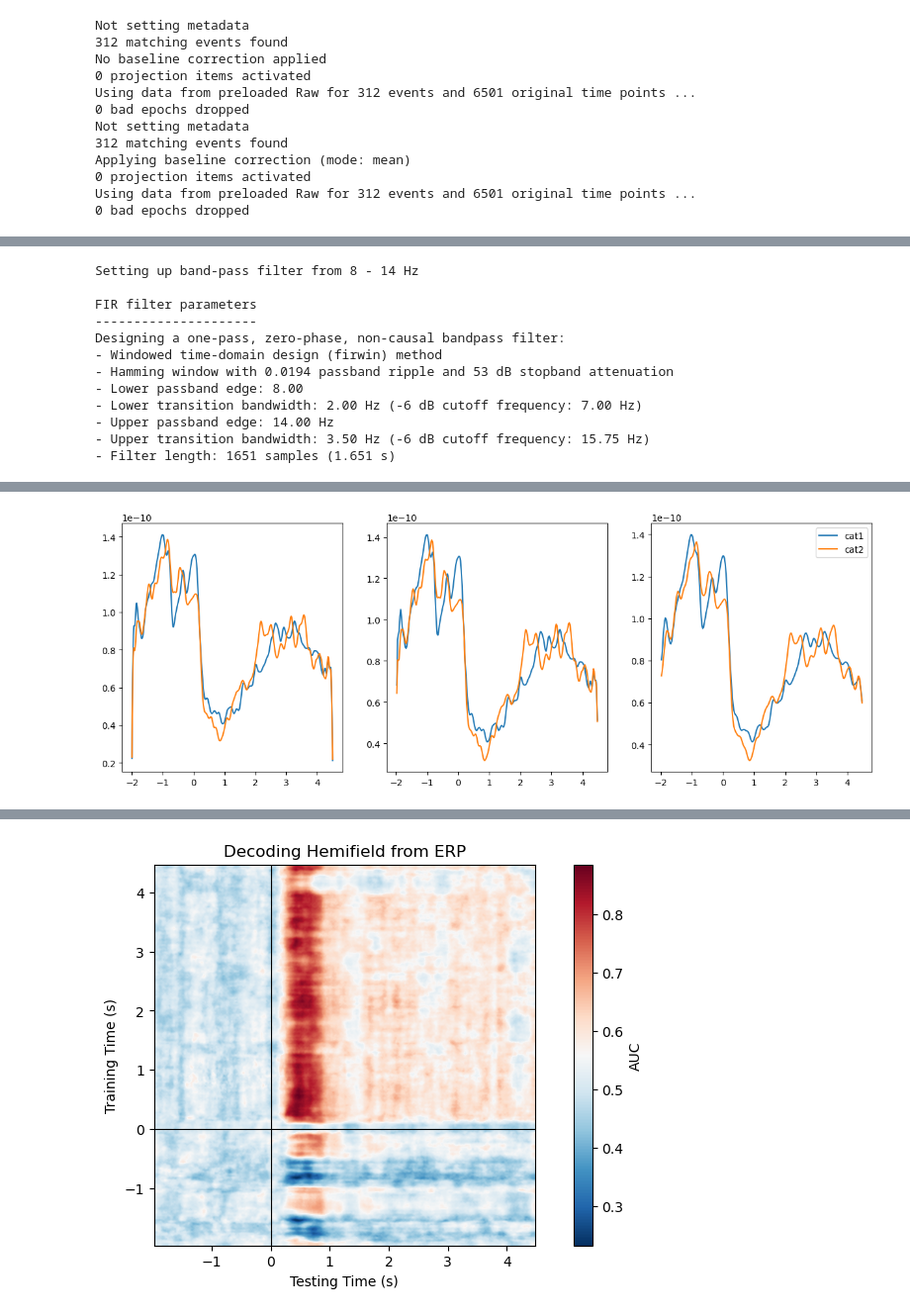
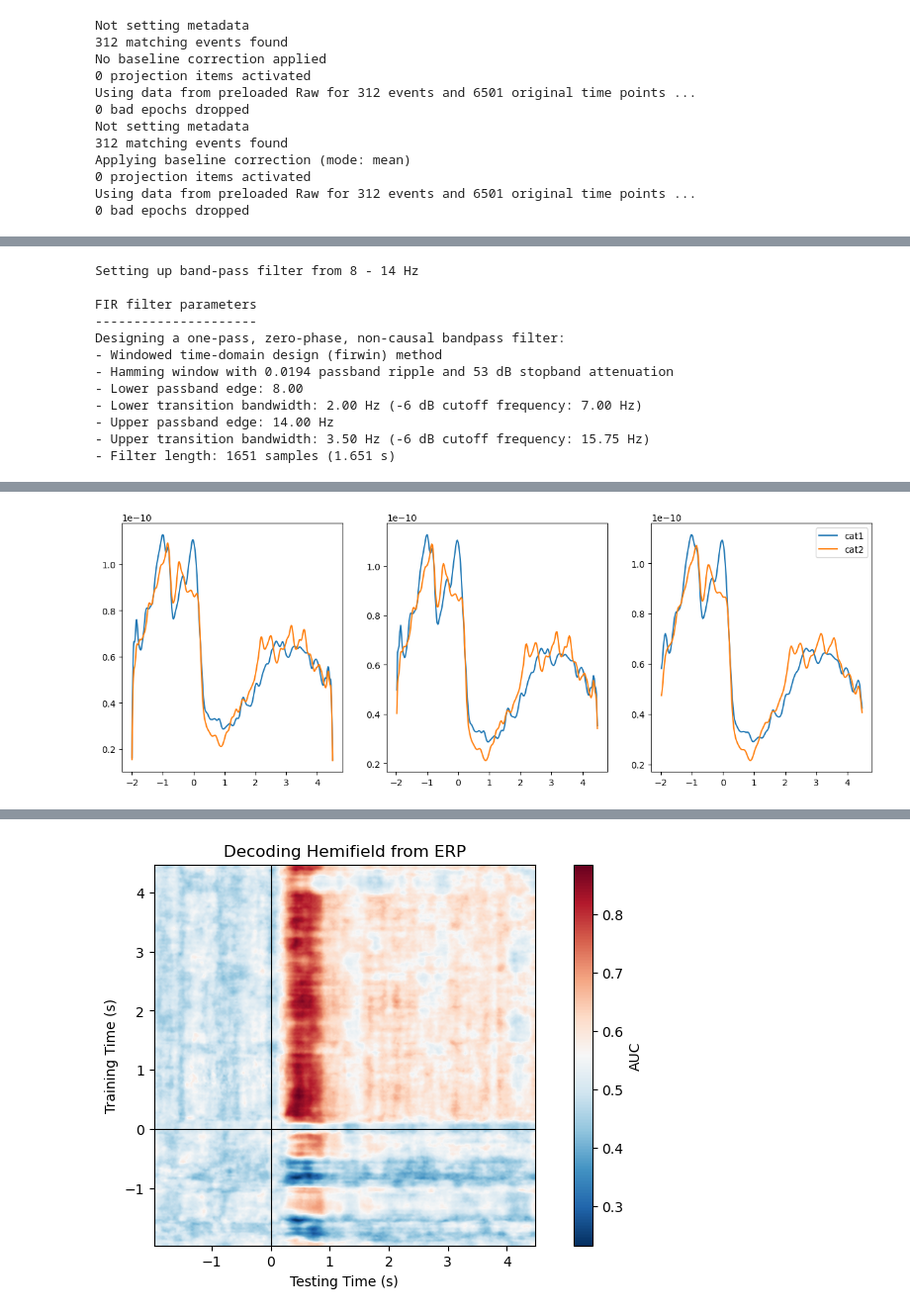
Before and after one commit to mindemory/srh_ori, a Jupyter notebook: oriAnalysis/analyzeEEG/testEEG.ipynb, the cells around one changed output, grey strips where cells are left out. Shown at 99% size. Cells and saved outputs as stored; diff of their text form; code cells hidden in the pictures.

```diff
--- a/oriAnalysis/analyzeEEG/testEEG.ipynb
+++ b/oriAnalysis/analyzeEEG/testEEG.ipynb
@@ -199,9 +197,9 @@ if pow_or_phase == 'pow':
 elif pow_or_phase == 'phase':
     X = np.angle(hilbert(X))
 
-# occ_elecs =  left_occ_elecs + right_occ_elecs
+occ_elecs =  left_occ_elecs + right_occ_elecs
 # occ_elecs = left_par_elecs + right_par_elecs
-occ_elecs = left_elecs + right_elecs
+# occ_elecs = left_elecs + right_elecs
 occElecsIdx = [epochDataBasecorr.ch_names.index(elec) for elec in occ_elecs]
 X = X[:, occElecsIdx, :]
 # X = np.log10(X)
@@ -295,4 +293,4 @@ Designing a one-pass, zero-phase, non-causal bandpass filter:
-[figure, old version]
+[figure, new version]
 # %%
 from sklearn.svm import SVC
 
```
Also changed, not shown: parts of 11 cells of this notebook, 1 other file.
